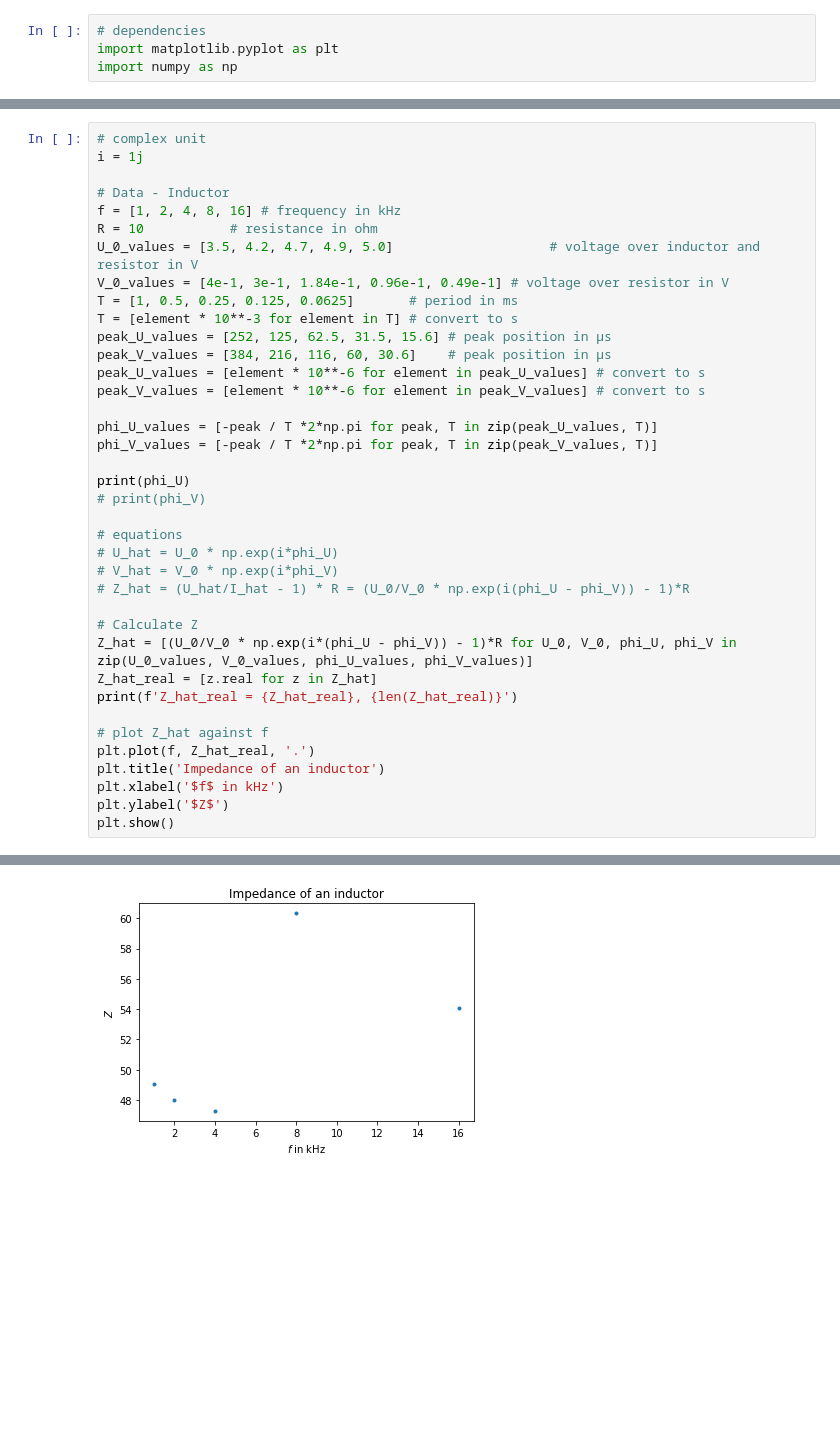
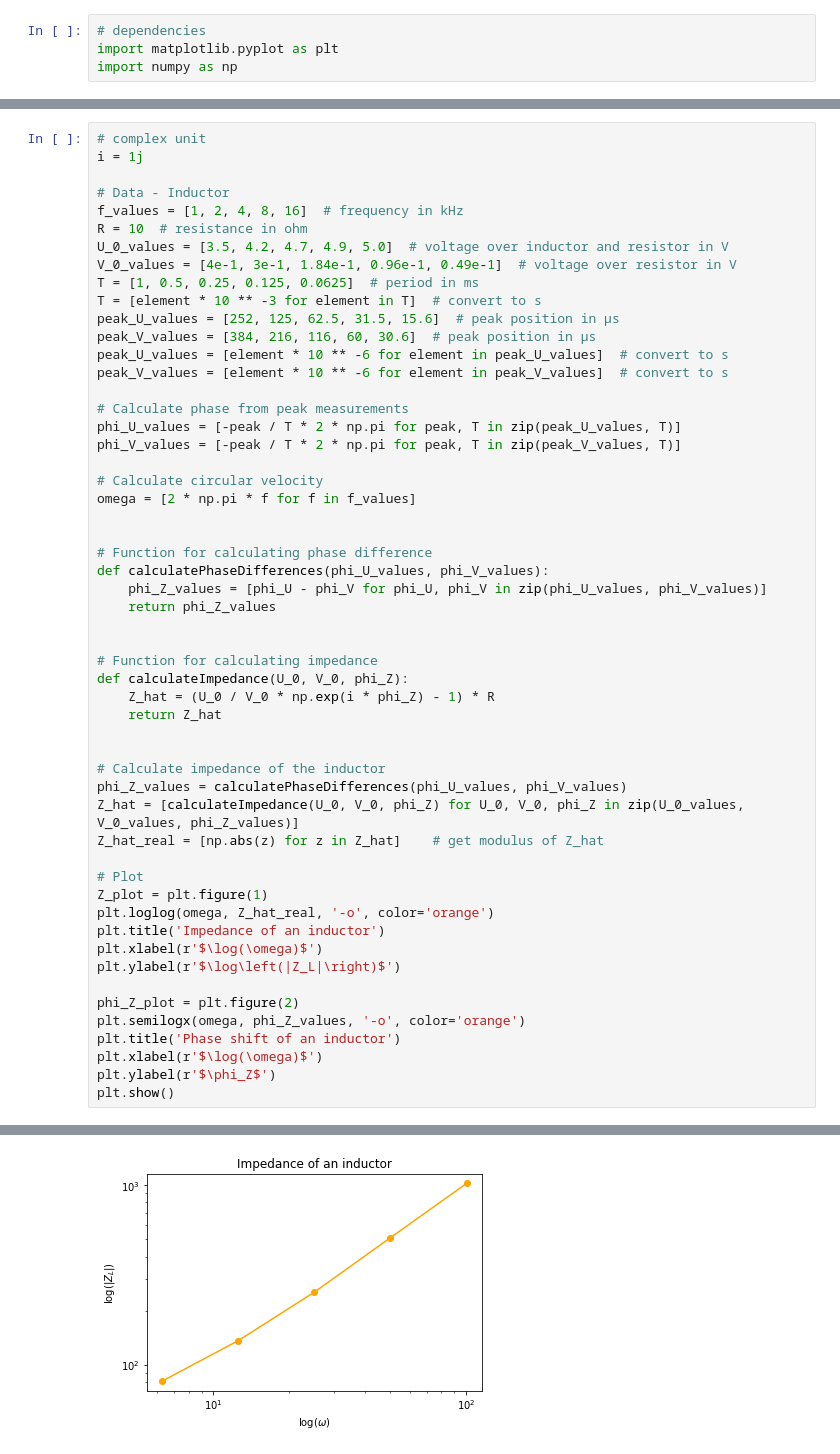
Before and after one commit to stine-fohrmann/Physical-Modelling, a Jupyter notebook: Experiment_2_Impedance.ipynb, the cells around one changed output, grey strips where cells are left out. Drawn from its saved outputs; the diff is of its cells as text; blank space fills up the shorter version.

Commit message:
corrected impedance plots, added phi plots

```diff
--- a/Experiment_2_Impedance.ipynb
+++ b/Experiment_2_Impedance.ipynb
@@ -11,37 +13,53 @@ import numpy as np
 i = 1j
 
 # Data - Inductor
-f = [1, 2, 4, 8, 16] # frequency in kHz
-R = 10           # resistance in ohm
-U_0_values = [3.5, 4.2, 4.7, 4.9, 5.0]                    # voltage over inductor and resistor in V
-V_0_values = [4e-1, 3e-1, 1.84e-1, 0.96e-1, 0.49e-1] # voltage over resistor in V
-T = [1, 0.5, 0.25, 0.125, 0.0625]       # period in ms
-T = [element * 10**-3 for element in T] # convert to s
-peak_U_values = [252, 125, 62.5, 31.5, 15.6] # peak position in µs
-peak_V_values = [384, 216, 116, 60, 30.6]    # peak position in µs
-peak_U_values = [element * 10**-6 for element in peak_U_values] # convert to s
-peak_V_values = [element * 10**-6 for element in peak_V_values] # convert to s
+f_values = [1, 2, 4, 8, 16]  # frequency in kHz
+R = 10  # resistance in ohm
+U_0_values = [3.5, 4.2, 4.7, 4.9, 5.0]  # voltage over inductor and resistor in V
+V_0_values = [4e-1, 3e-1, 1.84e-1, 0.96e-1, 0.49e-1]  # voltage over resistor in V
+T = [1, 0.5, 0.25, 0.125, 0.0625]  # period in ms
+T = [element * 10 ** -3 for element in T]  # convert to s
+peak_U_values = [252, 125, 62.5, 31.5, 15.6]  # peak position in µs
+peak_V_values = [384, 216, 116, 60, 30.6]  # peak position in µs
+peak_U_values = [element * 10 ** -6 for element in peak_U_values]  # convert to s
+peak_V_values = [element * 10 ** -6 for element in peak_V_values]  # convert to s
 
-phi_U_values = [-peak / T *2*np.pi for peak, T in zip(peak_U_values, T)]
-phi_V_values = [-peak / T *2*np.pi for peak, T in zip(peak_V_values, T)]
+# Calculate phase from peak measurements
+phi_U_values = [-peak / T * 2 * np.pi for peak, T in zip(peak_U_values, T)]
+phi_V_values = [-peak / T * 2 * np.pi for peak, T in zip(peak_V_values, T)]
 
-print(phi_U)
-# print(phi_V)
+# Calculate circular velocity
+omega = [2 * np.pi * f for f in f_values]
 
-# equations
-# U_hat = U_0 * np.exp(i*phi_U)
-# V_hat = V_0 * np.exp(i*phi_V)
-# Z_hat = (U_hat/I_hat - 1) * R = (U_0/V_0 * np.exp(i(phi_U - phi_V)) - 1)*R
 
-# Calculate Z
-Z_hat = [(U_0/V_0 * np.exp(i*(phi_U - phi_V)) - 1)*R for U_0, V_0, phi_U, phi_V in zip(U_0_values, V_0_values, phi_U_values, phi_V_values)]
-Z_hat_real = [z.real for z in Z_hat]
-print(f'Z_hat_real = {Z_hat_real}, {len(Z_hat_real)}')
+# Function for calculating phase difference
+def calculatePhaseDifferences(phi_U_values, phi_V_values):
+    phi_Z_values = [phi_U - phi_V for phi_U, phi_V in zip(phi_U_values, phi_V_values)]
+    return phi_Z_values
 
-# plot Z_hat against f
-plt.plot(f, Z_hat_real, '.')
+
+# Function for calculating impedance
+def calculateImpedance(U_0, V_0, phi_Z):
+    Z_hat = (U_0 / V_0 * np.exp(i * phi_Z) - 1) * R
+    return Z_hat
+
+
+# Calculate impedance of the inductor
+phi_Z_values = calculatePhaseDifferences(phi_U_values, phi_V_values)
+Z_hat = [calculateImpedance(U_0, V_0, phi_Z) for U_0, V_0, phi_Z in zip(U_0_values, V_0_values, phi_Z_values)]
+Z_hat_real = [np.abs(z) for z in Z_hat]    # get modulus of Z_hat
+
+# Plot
+Z_plot = plt.figure(1)
+plt.loglog(omega, Z_hat_real, '-o', color='orange')
 plt.title('Impedance of an inductor')
-plt.xlabel('$f$ in kHz')
-plt.ylabel('$Z$')
+plt.xlabel(r'$\log(\omega)$')
+plt.ylabel(r'$\log\left(|Z_L|\right)$')
+
+phi_Z_plot = plt.figure(2)
+plt.semilogx(omega, phi_Z_values, '-o', color='orange')
+plt.title('Phase shift of an inductor')
+plt.xlabel(r'$\log(\omega)$')
+plt.ylabel(r'$\phi_Z$')
 plt.show()
 # %% [output]
@@ -50 +66 @@ Z_hat_real = [49.091620710589645, 48.01258133905981, 47.286553068591985, 60.3304
-[figure, old version]
+[figure, new version]
```
Also changed, not shown: parts of 4 cells of this notebook.
